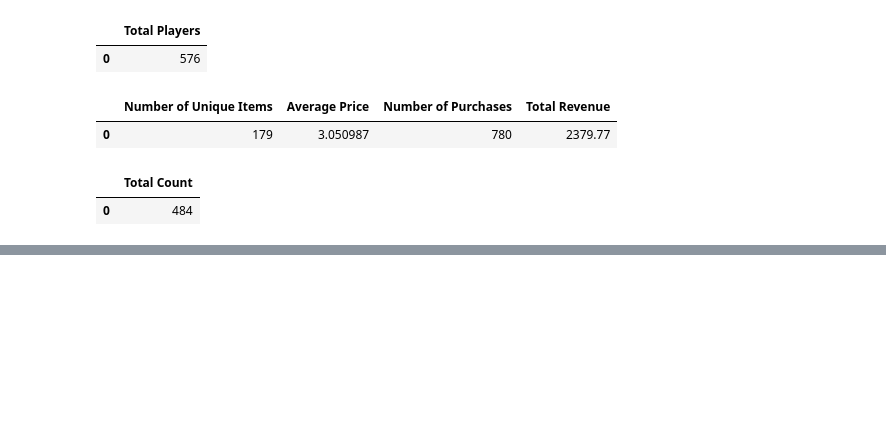
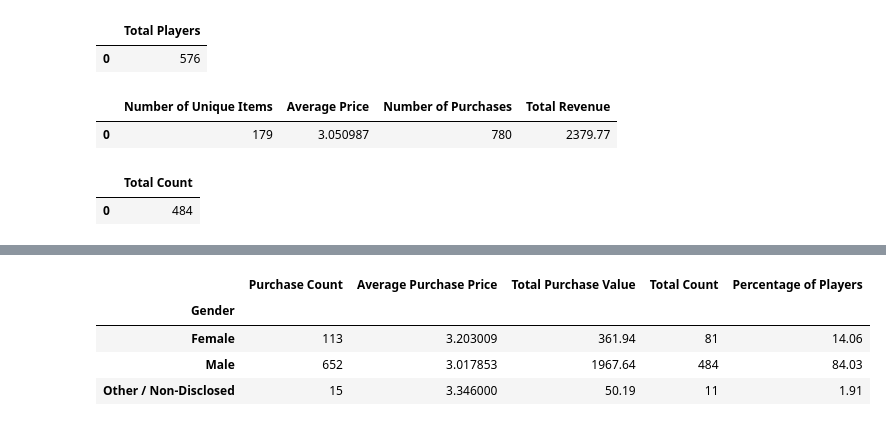
Before and after one commit to mchrzanowski27/pandas-challenge, a Jupyter notebook: main.ipynb, the cells around one changed output, grey strips where cells are left out. Saved outputs shown, nothing was run; the diff lists cells and outputs as text; code cells hidden in the pictures; blank space fills up the shorter version.

```diff
--- a/main.ipynb
+++ b/main.ipynb
@@ -64,0 +77,2 @@ gender_df
+# %%
+result = result.set_index("Gender")
@@ -64,0 +126,3 @@ gender_df
+# %%
+pd_df = purchase_data.groupby(['Gender']).agg({'Price':['count','mean','sum']})
+pd_df
@@ -64,0 +136,3 @@ gender_df
+# %%
+pd_df = pd_df.droplevel(0, axis=1)
+pd_df
@@ -64,0 +145,3 @@ gender_df
+# %%
+pd_df.columns = ['Purchase Count', 'Average Purchase Price', 'Total Purchase Value']
+pd_df
@@ -64,0 +166,9 @@ gender_df
+# %%
+df_merge = pd.merge(pd_df, result, left_index=True, right_index=True)
+df_merge
+# %% [output]
+|  | Purchase Count | Average Purchase Price | Total Purchase Value | Total Count | Percentage of Players |
+| Gender |  |  |  |  |  |
+| Female | 113 | 3.203009 | 361.94 | 81 | 14.06 |
+| Male | 652 | 3.017853 | 1967.64 | 484 | 84.03 |
+| Other / Non-Disclosed | 15 | 3.346000 | 50.19 | 11 | 1.91 |
```
Also changed, not shown: parts of 16 cells of this notebook.
